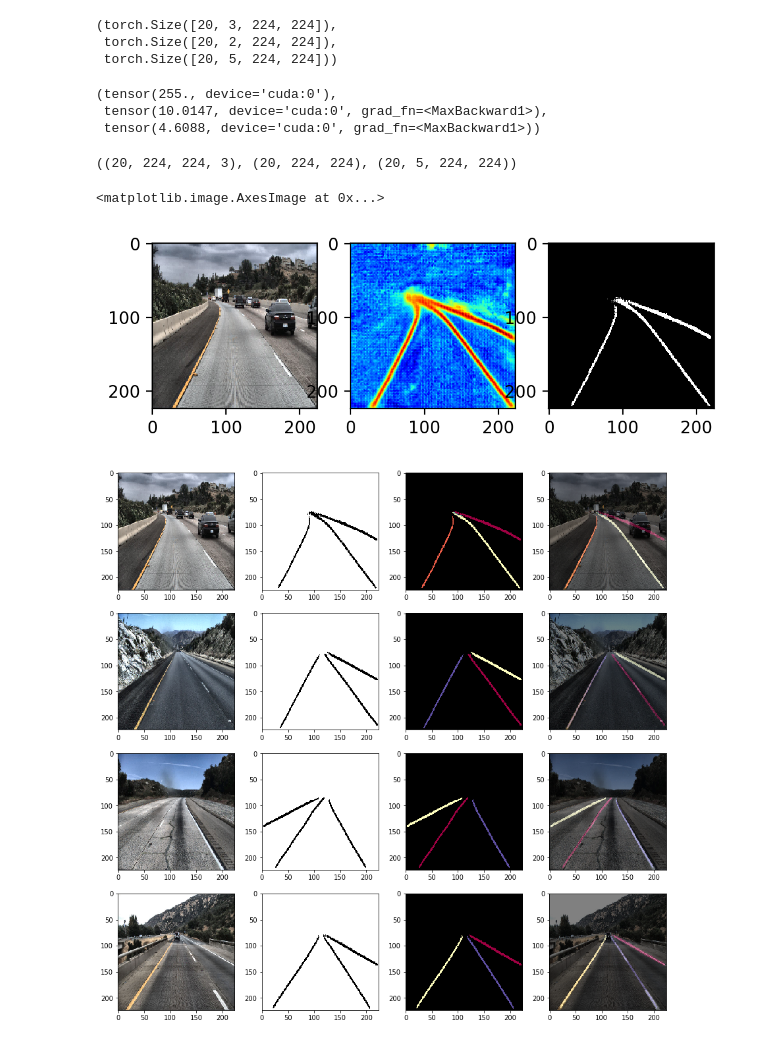
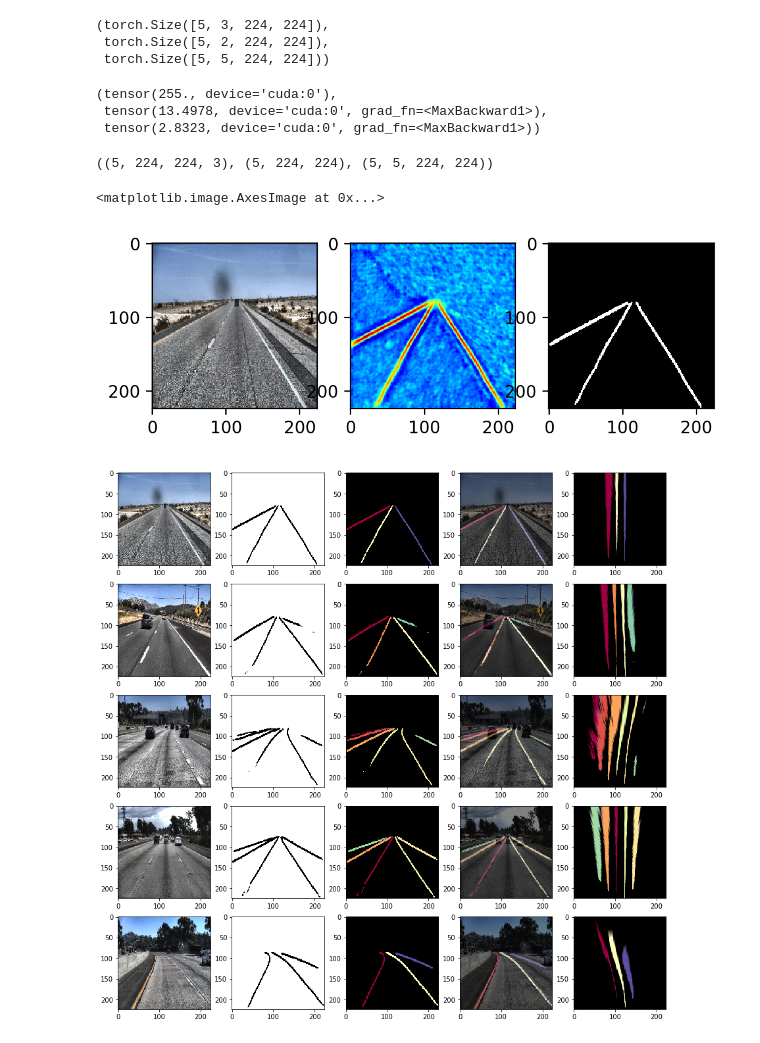
Before and after one commit to jaeoh2/Road-Lane-Instance-Segmentation-PyTorch, a Jupyter notebook: notebooks/inference.ipynb, the cells around one changed output. Saved outputs shown, nothing was run; the diff lists cells and outputs as text; code cells hidden in the pictures.

```diff
--- a/notebooks/inference.ipynb
+++ b/notebooks/inference.ipynb
@@ -48,7 +48,7 @@ def gen_instance_mask(sem_pred, ins_pred, n_obj):
 # %%
 INPUT_CHANNELS = 3
 OUTPUT_CHANNELS = 2
-BATCH_SIZE = 20
+BATCH_SIZE = 5
 SIZE = [224, 224]
 # %%
 train_path = '/data/tuSimple/train_set/'
@@ -58,7 +58,9 @@ MODEL_PATH = '../model_best.pth'
 test_dataset = tuSimpleDataset(test_path, size=SIZE, train=False)
 test_dataloader = DataLoader(dataset=test_dataset, batch_size=BATCH_SIZE, shuffle=True, num_workers=8)
 # %%
-model = ENet(input_ch=INPUT_CHANNELS, output_ch=OUTPUT_CHANNELS).cuda()
+# model = ENet(input_ch=INPUT_CHANNELS, output_ch=OUTPUT_CHANNELS).cuda()
+model = SegNet(input_ch=INPUT_CHANNELS, output_ch=OUTPUT_CHANNELS).cuda()
+
 model.load_state_dict(torch.load(MODEL_PATH))
 # %%
 model.eval()
@@ -69,15 +71,15 @@ sem_pred_, ins_pred_ = model(input_tensor)
 # %%
 input_tensor.size(), sem_pred_.size(), ins_pred_.size()
 # %% [output]
-(torch.Size([20, 3, 224, 224]),
- torch.Size([20, 2, 224, 224]),
- torch.Size([20, 5, 224, 224]))
+(torch.Size([5, 3, 224, 224]),
+ torch.Size([5, 2, 224, 224]),
+ torch.Size([5, 5, 224, 224]))
 # %%
 input_tensor.max(), sem_pred_.max(), ins_pred_.max()
 # %% [output]
 (tensor(255., device='cuda:0'),
- tensor(10.0147, device='cuda:0', grad_fn=<MaxBackward1>),
- tensor(4.6088, device='cuda:0', grad_fn=<MaxBackward1>))
+ tensor(13.4978, device='cuda:0', grad_fn=<MaxBackward1>),
+ tensor(2.8323, device='cuda:0', grad_fn=<MaxBackward1>))
 # %%
 images = input_tensor.permute(0,2,3,1).contiguous().cpu().data.numpy()
 images = np.array(images, dtype=np.uint8)
@@ -87,7 +89,7 @@ ins_pred = ins_pred_.cpu().data.numpy()
 # %%
 images.shape, sem_pred.shape, ins_pred.shape
 # %% [output]
-((20, 224, 224, 3), (20, 224, 224), (20, 5, 224, 224))
+((5, 224, 224, 3), (5, 224, 224), (5, 5, 224, 224))
 # %%
 p_sem_pred = []
 for sp in sem_pred:
@@ -99,16 +101,22 @@ plt.subplot(132);plt.imshow(sem_pred[0],'jet')
 plt.subplot(133);plt.imshow(p_sem_pred[0], 'gray')
 # %% [output]
 <matplotlib.image.AxesImage at 0x...>
-[figure, old version]
+[figure, new version]
+# %%
+src = np.float32([[106,86],[0, 224],[122,86],[224,224]])
+# dst = np.float32([[50, 50],[50,224],[150, 50],[150,224]])
+dst = np.float32([[100, 50],[100,224],[124, 50],[124,224]])
+H = cv2.getPerspectiveTransform(src, dst)
 # %%
-fig, axes = plt.subplots(4, 4, figsize=(15, 15))
+fig, axes = plt.subplots(5, 5, figsize=(15, 15))
 plt.gray()
 
 for i, ax_ in enumerate(axes):
     color_img = coloring(gen_instance_mask(p_sem_pred[i], ins_pred[i], 8))
     ax_[0].imshow(images[i])
     ax_[1].imshow(~p_sem_pred[i])
     ax_[2].imshow(color_img)
     ax_[3].imshow(cv2.addWeighted(images[i], 0.5, color_img, 0.5, 0))
+    ax_[4].imshow(cv2.warpPerspective(color_img, H, (224,224)))
 # %% [output]
-[figure, old version]
+[figure, new version]
```
Also changed, not shown: 1 other file.
